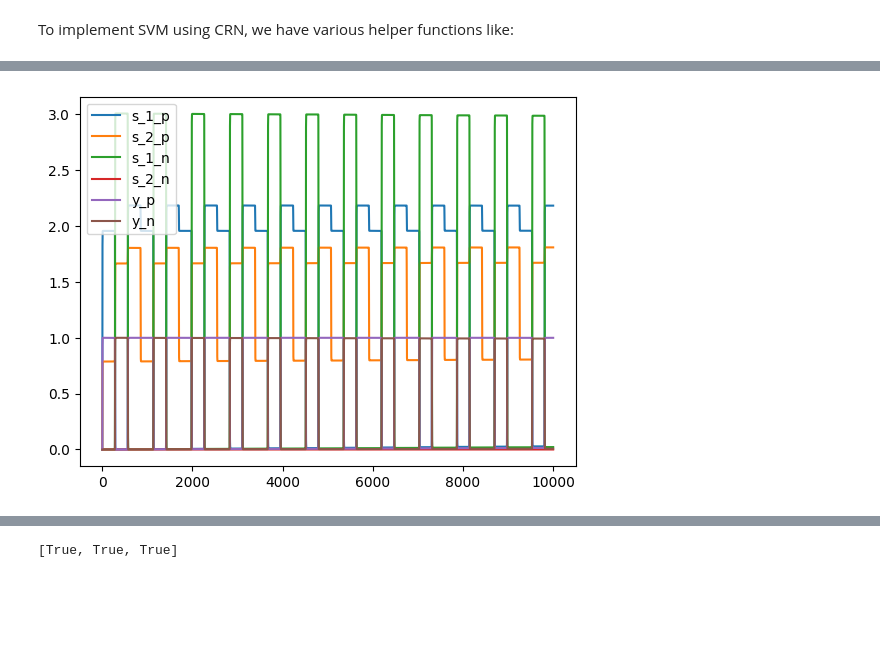
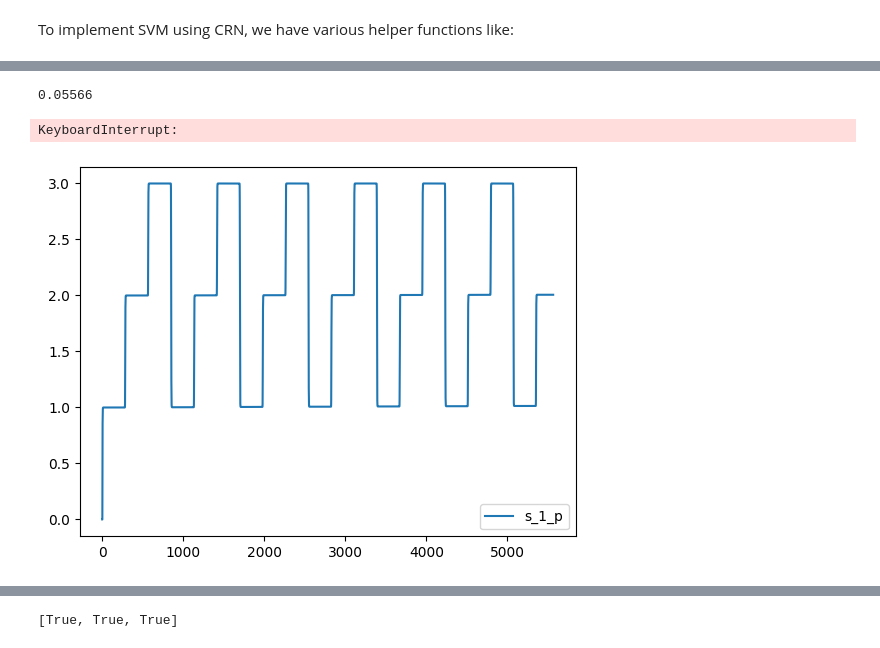
Before and after one commit to AmeyChoudhary/SVM, a Jupyter notebook: SVM_code/meow.ipynb, the cells around one changed output, grey strips where cells are left out. Cells and saved outputs as stored; diff of their text form; code cells hidden in the pictures; blank space fills up the shorter version.

```diff
--- a/SVM_code/meow.ipynb
+++ b/SVM_code/meow.ipynb
@@ -395,9 +399,12 @@ total = [1,2,3,4,5,6]
 i1 = [1,3]
 i2 = [2,4]
 
-lr = 0.1
-epochs = 300
-ct = 2/epochs
+lr = 0.0001
+epochs = 30
+ct = 2/1000
+# %%
+X_train = X
+y_train = y
 # %%
 
 for i in range(len(y_train)):
@@ -621,8 +639,8 @@ species_concentrations = {
 
     # //////////////////////////////////////////////////
 
-    'w1_p': [0], # w1 is 1
-    'w2_p': [0], # w2 is 1
+    'w1_p': [1], # w1 is 1
+    'w2_p': [1], # w2 is 1
     'w1_n': [0],
     'w2_n': [0],
 
@@ -637,7 +655,7 @@ species_concentrations = {
     'w2nx2p_n': [0],
 
         # bias species
-    'b_p': [1],
+    'b_p': [0],
     'b_n': [0],
 
         # sum species
@@ -888,7 +906,7 @@ final_bias = [
     'b_p_final', 'b_n_final'
 ]
 # %%
-t_l1 = 10000
+t_l1 = 100000
 
 for t in range(1, t_l1):
     species_concentrations_current_timestep = {}
@@ -1076,23 +1094,23 @@ for t in range(1, t_l1):
     species_concentrations_current_timestep = calculate_update_weights(weights_array, x_array, y_array, cost_always, cost_classification_1, cost_classification_2, 'o9', t, species_concentrations, species_concentrations_current_timestep)
 
     # calculating the update bias
-    species_concentrations_current_timestep = product_wrapper(['lr', 'y_n', 'Q_gt_K'], 'lr_yn_Q_gt_K', 'o9', t, species_concentrations, species_concentrations_current_timestep)
-    species_concentrations_current_timestep = product_wrapper(['lr', 'y_p', 'Q_gt_K'], 'lr_yp_Q_gt_K', 'o9', t, species_concentrations, species_concentrations_current_timestep)
+    # species_concentrations_current_timestep = product_wrapper(['lr', 'y_n', 'Q_gt_K'], 'lr_yn_Q_gt_K', 'o9', t, species_concentrations, species_concentrations_current_timestep)
+    # species_concentrations_current_timestep = product_wrapper(['lr', 'y_p', 'Q_gt_K'], 'lr_yp_Q_gt_K', 'o9', t, species_concentrations, species_concentrations_current_timestep)
 
     # updating the weights concentrations
     species_concentrations_current_timestep = update_weights(weights_array, final_weights , cost_always, cost_classification_1, cost_classification_2, 'o9', t, species_concentrations, species_concentrations_current_timestep)
 
     # updating the bias concentrations
-    species_concentrations_current_timestep = sum_wrapper(['lr_yn_Q_gt_K', 'b_p' ], 'b_p_final', 'o9', t, species_concentrations, species_concentrations_current_timestep)
-    species_concentrations_current_timestep = sum_wrapper(['lr_yp_Q_gt_K', 'b_n' ], 'b_n_final', 'o9', t, species_concentrations, species_concentrations_current_timestep)
+    # species_concentrations_current_timestep = sum_wrapper(['lr_yn_Q_gt_K', 'b_p' ], 'b_p_final', 'o9', t, species_concentrations, species_concentrations_current_timestep)
+    # species_concentrations_current_timestep = sum_wrapper(['lr_yp_Q_gt_K', 'b_n' ], 'b_n_final', 'o9', t, species_concentrations, species_concentrations_current_timestep)
 
     # loading to weights
     for i in range(len(final_weights)):
         species_concentrations_current_timestep = load_wrapper(final_weights[i], weights_array[i], 'o11', t, species_concentrations, species_concentrations_current_timestep)
 
     # loading to bias
-    species_concentrations_current_timestep = load_wrapper('b_p_final', 'b_p', 'o11', t, species_concentrations, species_concentrations_current_timestep)
-    species_concentrations_current_timestep = load_wrapper('b_n_final', 'b_n', 'o11', t, species_concentrations, species_concentrations_current_timestep)
+    # species_concentrations_current_timestep = load_wrapper('b_p_final', 'b_p', 'o11', t, species_concentrations, species_concentrations_current_timestep)
+    # species_concentrations_current_timestep = load_wrapper('b_n_final', 'b_n', 'o11', t, species_concentrations, species_concentrations_current_timestep)
 
 
 
@@ -1128,18 +1146,24 @@ for t in range(1, t_l1):
             species_concentrations[species].append(species_concentrations_current_timestep[species])
         else:
             species_concentrations[species].append(species_concentrations[species][t-1])
+
+    print(t/t_l1, '\r', end='')
+# %% [output]
+0.05566
+KeyboardInterrupt:
 # %%
+t_l1 = len(species_concentrations['s_1_p'])
 time = np.linspace(0, t_l1-1, t_l1)
 plt.plot(time, species_concentrations['s_1_p'], label='s_1_p')
-plt.plot(time, species_concentrations['s_2_p'], label='s_2_p')
-plt.plot(time, species_concentrations['s_1_n'], label='s_1_n')
-plt.plot(time, species_concentrations['s_2_n'], label='s_2_n')
-plt.plot(time, species_concentrations['y_p'], label='y_p')
-plt.plot(time, species_concentrations['y_n'], label='y_n')
+# plt.plot(time, species_concentrations['s_2_p'], label='s_2_p')
+# plt.plot(time, species_concentrations['s_1_n'], label='s_1_n')
+# plt.plot(time, species_concentrations['s_2_n'], label='s_2_n')
+# plt.plot(time, species_concentrations['y_p'], label='y_p')
+# plt.plot(time, species_concentrations['y_n'], label='y_n')
 plt.legend()
 plt.show()
 # %% [output]
-[figure, old version]
+[figure, new version]
 # %%
 # printing and plotting the final weights and bias
 t_limit = t_l1
```
Also changed, not shown: parts of 6 cells of this notebook, 19 other files.
